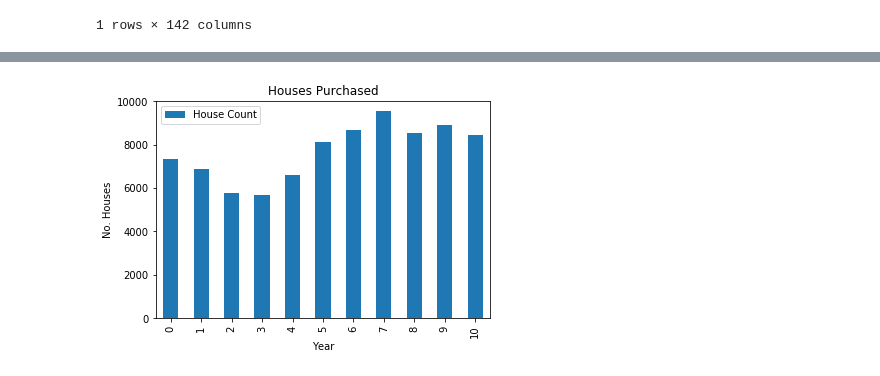
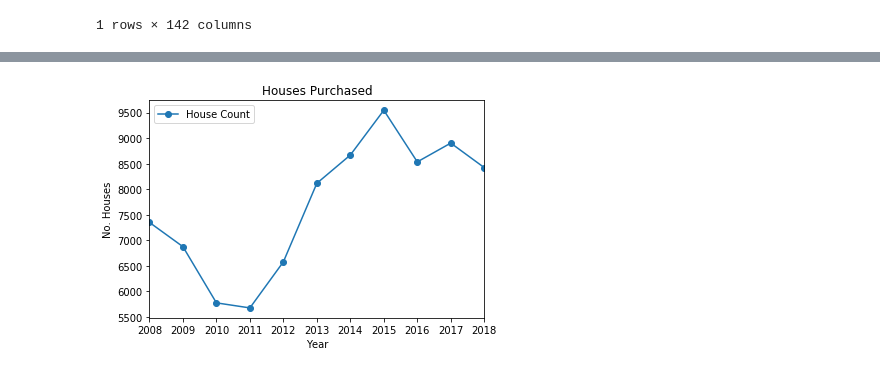
Before and after one commit to mikaylamahan/housinghighlights, a Jupyter notebook: sales_county.ipynb, the cells around one changed output, grey strips where cells are left out. Drawn from its saved outputs; the diff is of its cells as text; code cells hidden in the pictures.

```diff
--- a/sales_county.ipynb
+++ b/sales_county.ipynb
@@ -138,4 +176,6 @@ co_region_15
 
 df8 = co_region_15.to_frame(name="House Count")
 df8
+df8['Year'] = 2015
+df8
 # %% [output]
@@ -150,4 +190,6 @@ co_region_16
 
 df9 = co_region_16.to_frame(name="House Count")
 df9
+df9['Year'] = 2016
+df9
 # %% [output]
@@ -161,5 +203,6 @@ co_region_17 = region_17.sum(axis=1)
 co_region_17
 
 df10 = co_region_17.to_frame(name="House Count")
+df10['Year'] = 2017
 df10
 # %% [output]
@@ -173,5 +216,6 @@ co_region_18 = region_18.sum(axis=1)
 co_region_18
 
 df11 = co_region_18.to_frame(name="House Count")
+df11['Year'] = 2018
 df11
 # %% [output]
@@ -199,9 +243,10 @@ co_df
 # %%
-co_region_year.plot(kind='bar')
+co_region_year.plot(x='Year', marker='o')
 co_region_year
 plt.title('Houses Purchased')
 plt.ylabel("No. Houses")
 plt.xlabel('Year')
+plt.xticks(co_df["Year"])
 plt.show()
 # %% [output]
-[figure, old version]
+[figure, new version]
```
Also changed, not shown: parts of 14 cells of this notebook.
